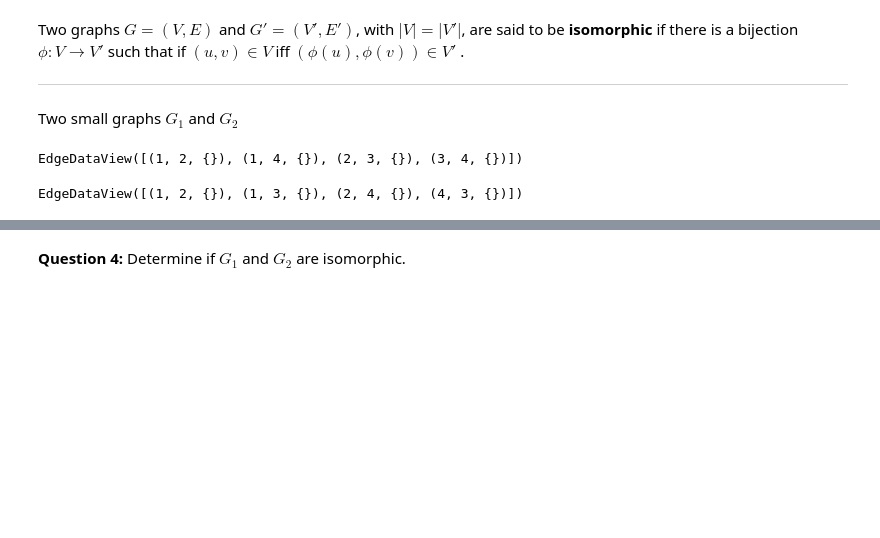
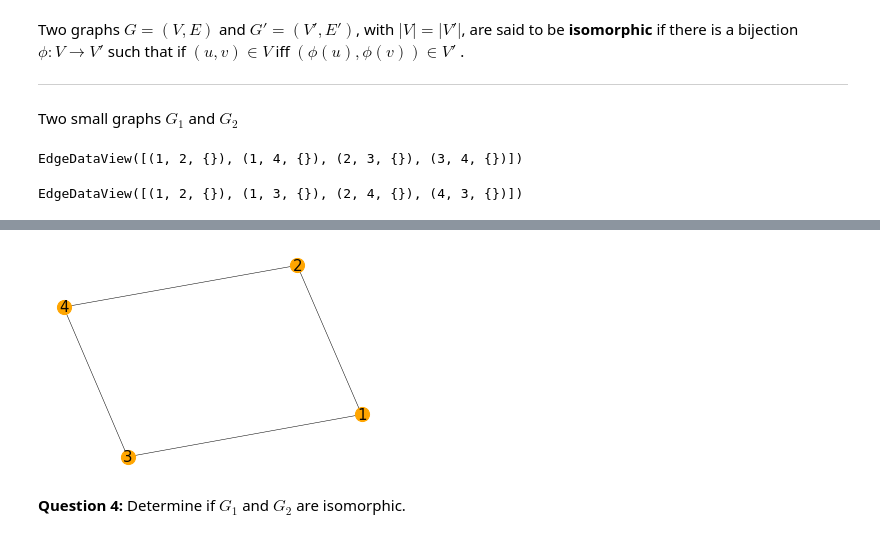
Before and after one commit to javiervz/network_science, a Jupyter notebook: graphs.ipynb, the cells around one changed output, grey strips where cells are left out. Cells and saved outputs as stored; diff of their text form; code cells hidden in the pictures; blank space fills up the shorter version.

```diff
--- a/graphs.ipynb
+++ b/graphs.ipynb
@@ -122,2 +111,6 @@ plt.show()
+# %%
+plot_graph(G2)
+# %% [output]
+[figure, added]
 # %% [markdown]
 **Question 4:** Determine if $G_1$ and $G_2$ are isomorphic.
```
Also changed, not shown: parts of 13 cells of this notebook.
